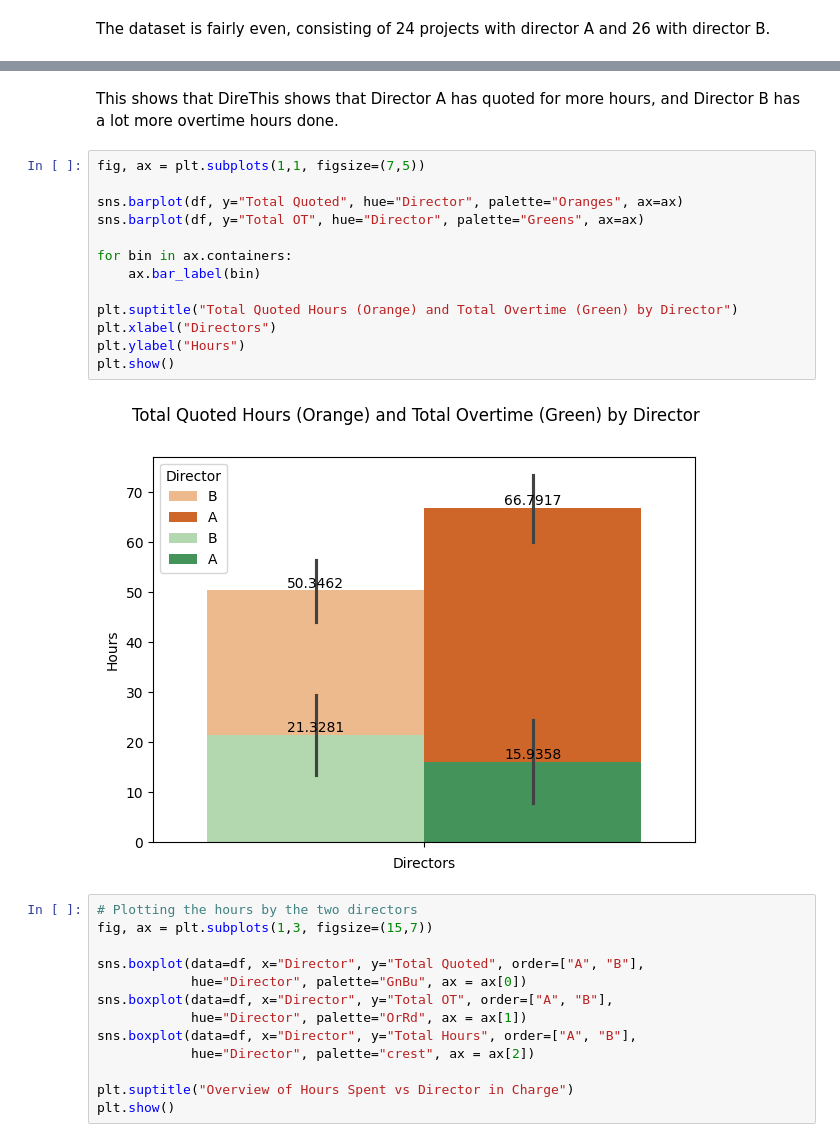
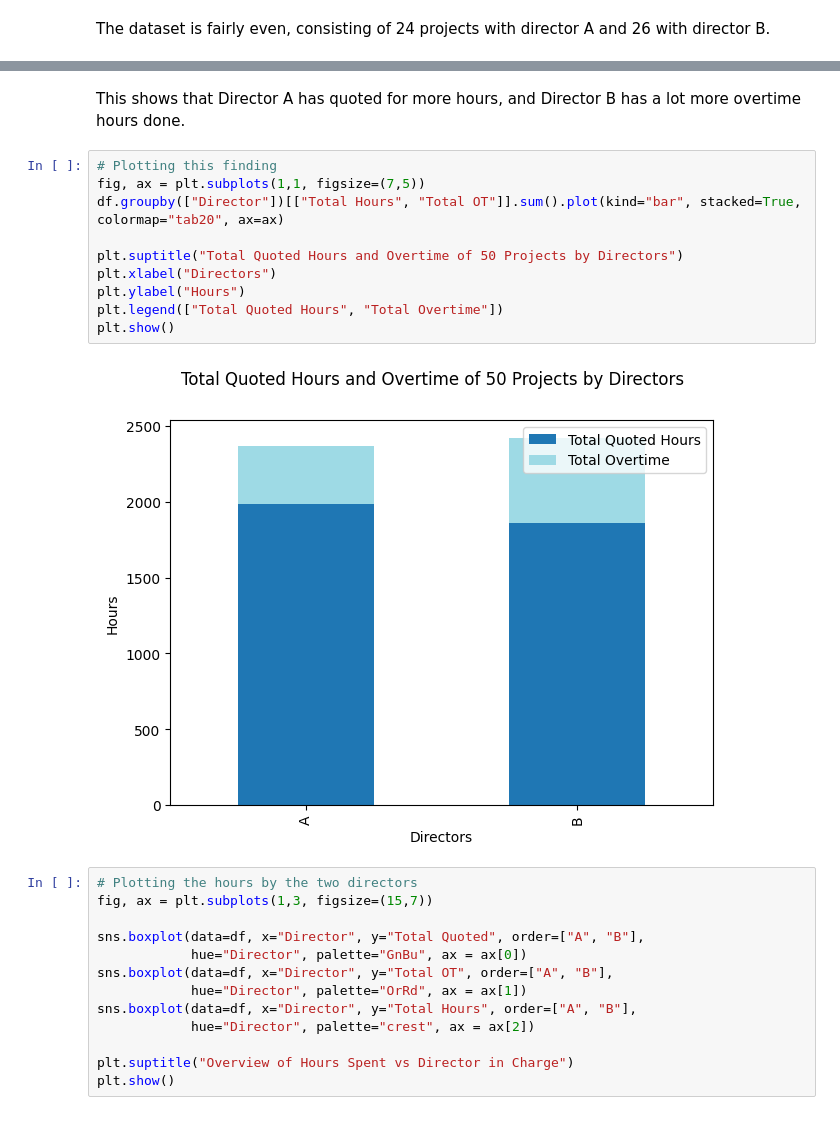
Before and after one commit to xiaoella/project_quotes, a Jupyter notebook: 1. EDA.ipynb, the cells around one changed output, grey strips where cells are left out. Saved outputs shown, nothing was run; the diff lists cells and outputs as text.

```diff
--- a/1. EDA.ipynb
+++ b/1. EDA.ipynb
@@ -339,20 +335,17 @@ Name: Total OT, dtype: float32
 # %% [markdown]
-This shows that DireThis shows that Director A has quoted for more hours, and Director B has a lot more overtime hours done.
+This shows that Director A has quoted for more hours, and Director B has a lot more overtime hours done.
 # %%
+# Plotting this finding
 fig, ax = plt.subplots(1,1, figsize=(7,5))
+df.groupby(["Director"])[["Total Hours", "Total OT"]].sum().plot(kind="bar", stacked=True, colormap="tab20", ax=ax)
 
-sns.barplot(df, y="Total Quoted", hue="Director", palette="Oranges", ax=ax)
-sns.barplot(df, y="Total OT", hue="Director", palette="Greens", ax=ax)
-
-for bin in ax.containers:
-    ax.bar_label(bin)
-
-plt.suptitle("Total Quoted Hours (Orange) and Total Overtime (Green) by Director")
+plt.suptitle("Total Quoted Hours and Overtime of 50 Projects by Directors")
 plt.xlabel("Directors")
 plt.ylabel("Hours")
+plt.legend(["Total Quoted Hours", "Total Overtime"])
 plt.show()
 # %% [output]
-[figure, old version]
+[figure, new version]
 # %%
 # Plotting the hours by the two directors
 fig, ax = plt.subplots(1,3, figsize=(15,7))
```
Also changed, not shown: parts of 19 cells of this notebook, 2 other files.
